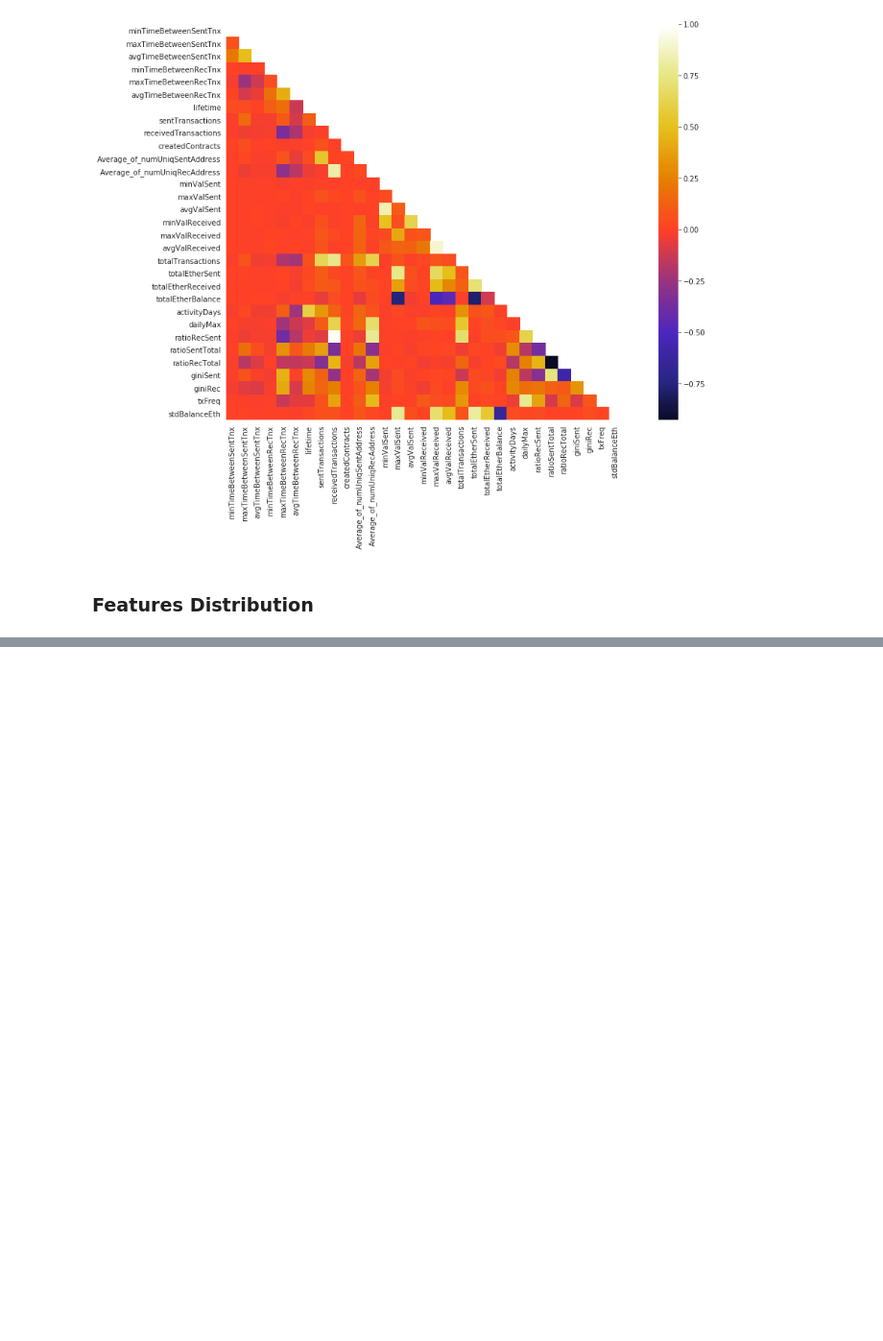
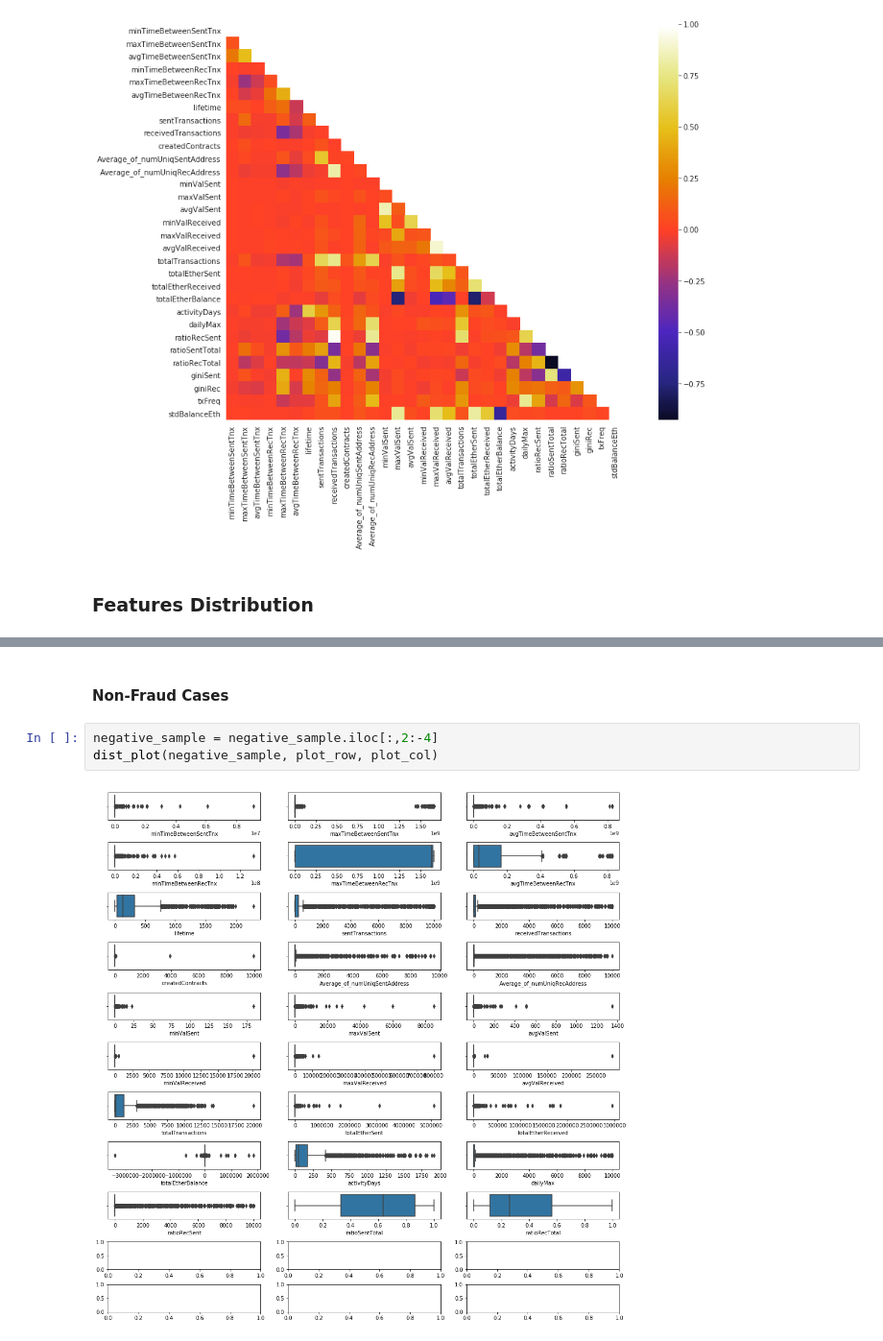
Before and after one commit to sepandhaghighi/Ethereum-Fraud-Detection-Visualization, a Jupyter notebook: 2.ipynb, the cells around one changed output, grey strips where cells are left out. Shown at 96% size. Cells and saved outputs as stored; diff of their text form; blank space fills up the shorter version.

```diff
--- a/2.ipynb
+++ b/2.ipynb
@@ -221,0 +235,7 @@ for i in range(len(df.columns)):
+# %% [markdown]
+#### Non-Fraud Cases
+# %%
+negative_sample = negative_sample.iloc[:,2:-4]
+dist_plot(negative_sample, plot_row, plot_col)
+# %% [output]
+[figure, added]
```
Also changed, not shown: parts of 11 cells of this notebook, 2 other files.
